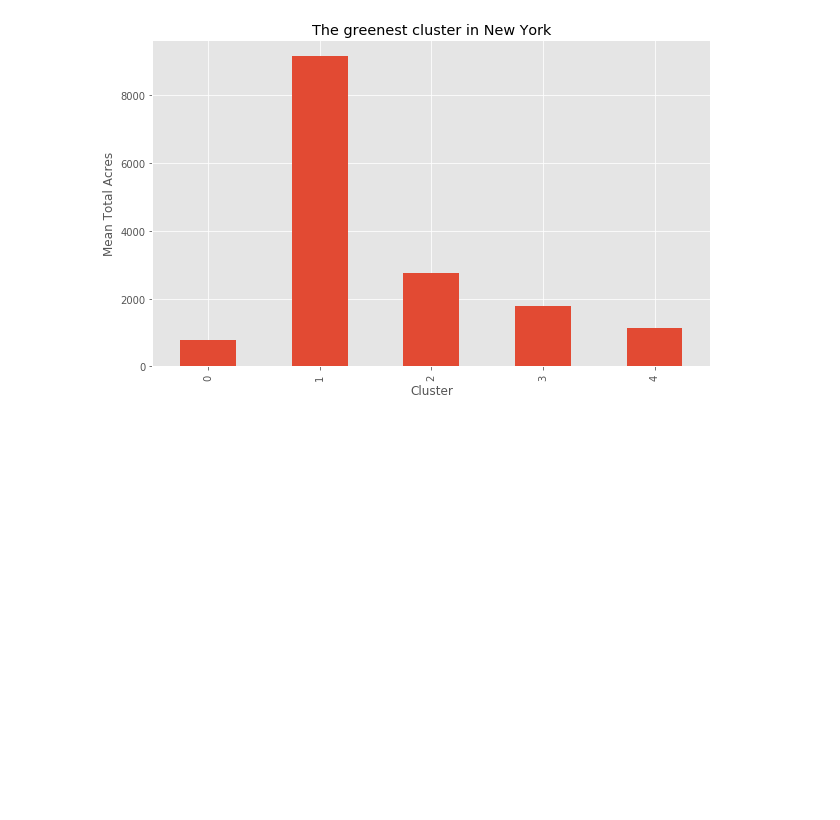
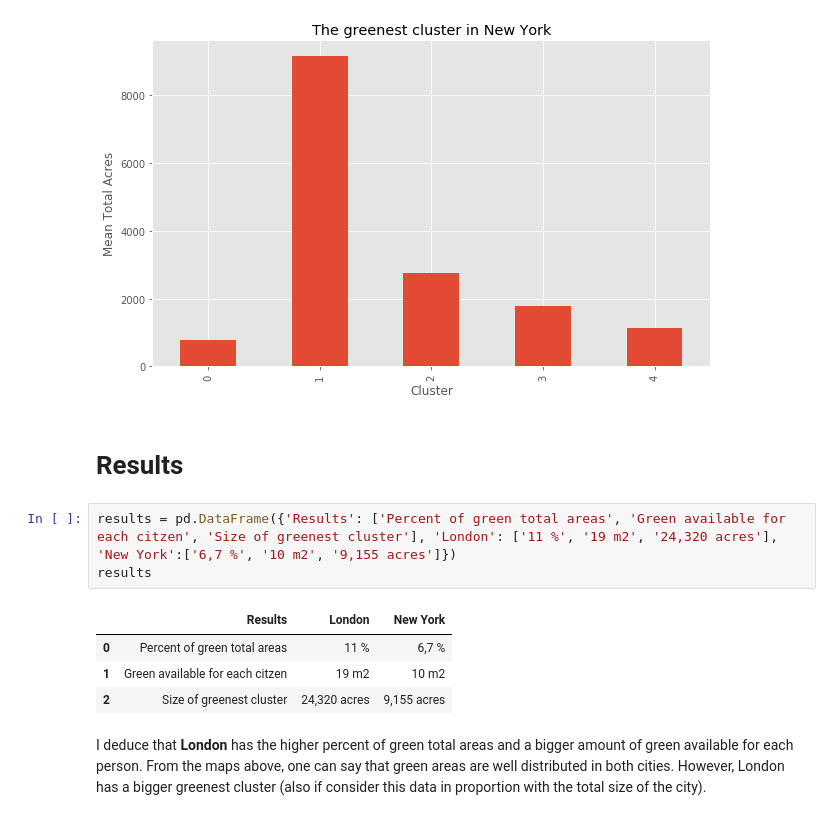
Before and after one commit to giuves/Final-Capstone-Project, a Jupyter notebook: The green lungs of London and New York.ipynb, the cells around one changed output. Saved outputs shown, nothing was run; the diff lists cells and outputs as text; blank space fills up the shorter version.

```diff
--- a/The green lungs of London and New York.ipynb
+++ b/The green lungs of London and New York.ipynb
@@ -871,3 +920,16 @@ plt.title('The greenest cluster in New York') # add title to the plot
 plt.show()
 # %% [output]
 [figure]
+# %% [markdown]
+# Results
+# %%
+results = pd.DataFrame({'Results': ['Percent of green total areas', 'Green available for each citzen', 'Size of greenest cluster'], 'London': ['11 %', '19 m2', '24,320 acres'], 'New York':['6,7 %', '10 m2', '9,155 acres']})
+results
+# %% [output]
+|  | Results | London | New York |
+| 0 | Percent of green total areas | 11 % | 6,7 % |
+| 1 | Green available for each citzen | 19 m2 | 10 m2 |
+| 2 | Size of greenest cluster | 24,320 acres | 9,155 acres |
+# %% [markdown]
+I deduce that **London** has the higher percent of green total areas and a bigger amount of green available for each person.
+From the maps above, one can say that green areas are well distributed in both cities. However, London has a bigger greenest cluster (also if consider this data in proportion with the total size of the city).
```
Also changed, not shown: parts of 16 cells of this notebook.
